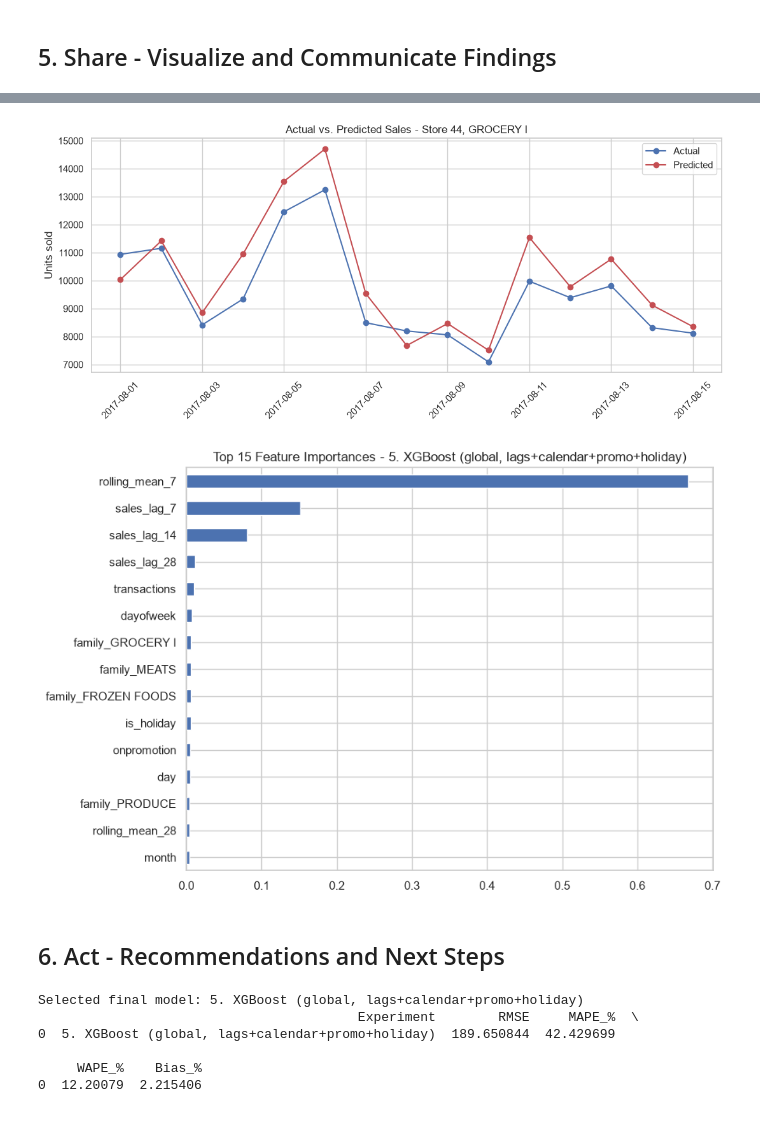
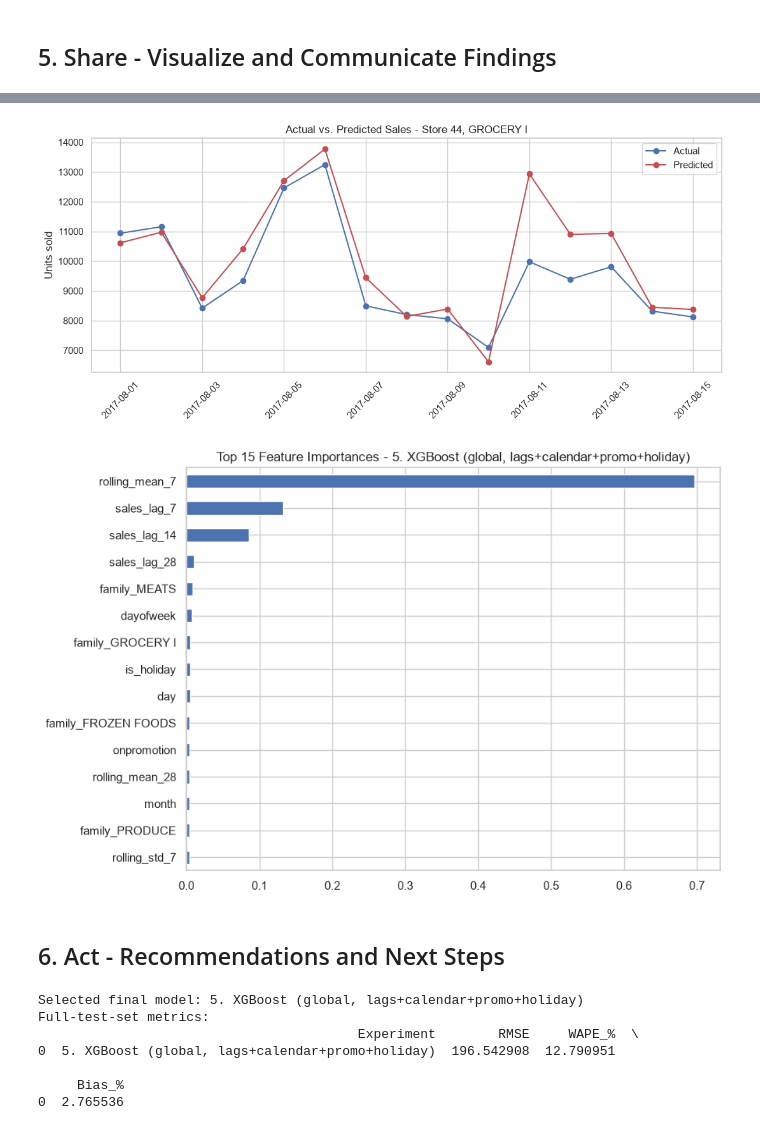
Before and after one commit to Sudharshan205-Proj/retail-demand-forecasting, a Jupyter notebook: retail-demand-forecasting.ipynb, the cells around one changed output, grey strips where cells are left out. Saved outputs shown, nothing was run; the diff lists cells and outputs as text; code cells hidden in the pictures.

```diff
--- a/retail-demand-forecasting.ipynb
+++ b/retail-demand-forecasting.ipynb
@@ -1165,15 +1191,23 @@ RMSE: 206.372  MAPE: 62.04%  WAPE: 13.76%  Bias: +4.10%
 ### Final model selection
 # %%
 final_results_df = pd.DataFrame(results).sort_values("WAPE_%").reset_index(drop=True)
+global_results_df = pd.DataFrame(global_results).sort_values("WAPE_%").reset_index(drop=True)
+
+print("Representative-series comparison (same 5 series, all experiments):")
 print(final_results_df)
+print("\nFull test set (deployable global models):")
+print(global_results_df)
 
 # Only Experiments 4, 5, 6, and 8 (Random Forest / XGBoost variants) were trained as a single
 # global model with predictions across the *entire* test set — Experiments 1a/1b (naive
 # baselines), 2 (ARIMA), 3 (Prophet), and 7 (LSTM) were only evaluated on a handful of
 # representative series (see "Picking representative series" above), so there's no full-test-set
 # model behind them to deploy or save. The final model is therefore selected as the best-by-WAPE
-# experiment *among the deployable global models*, not hardcoded to whichever one happened to get
-# tuned last.
+# experiment *among the deployable global models*, ranked on the FULL test set, not hardcoded to
+# whichever one happened to get tuned last.
+#
+# Caveat: the selection uses the same 15-day test window the result is reported on (the
+# validation window is not used for selection), so the headline figure is slightly optimistic.
 global_candidates = {
     "4. Random Forest (global, lags+calendar+promo+holiday)": (rf, rf_pred_full),
     "5. XGBoost (global, lags+calendar+promo+holiday)": (xgb_model, xgb_pred_full),
@@ -1181,12 +1215,12 @@ global_candidates = {
     "8. XGBoost (tuned, global)": (best_model, best_pred_full),
 }
 
-deployable_ranked = final_results_df[final_results_df["Experiment"].isin(global_candidates)]
+deployable_ranked = global_results_df[global_results_df["Experiment"].isin(global_candidates)]
 best_row = deployable_ranked.iloc[0]
 final_model_name = best_row["Experiment"]
 final_model, final_pred_full = global_candidates[final_model_name]
 
-print(f"\nBest by WAPE among deployable global models: {final_model_name}")
+print(f"\nBest by WAPE among deployable global models (full test set): {final_model_name}")
 
 overall_best_name = final_results_df.iloc[0]["Experiment"]
 if overall_best_name != final_model_name:
@@ -1196,22 +1230,23 @@ if overall_best_name != final_model_name:
         f"as a global model — see Limitations.)"
     )
 else:
-    print("(This also tops the full representative-series comparison above — no tradeoff needed.)")
+    print("(This also tops the representative-series comparison above — no tradeoff needed.)")
 
-# Sanity check: hyperparameter tuning did not actually improve on the untuned XGBoost here
-# (Experiment 8's WAPE is higher, i.e. worse, than Experiment 5's) — worth reporting as a
-# genuine finding rather than assuming "tuned" automatically means "best". See Limitations.
-untuned_wape = final_results_df.loc[
-    final_results_df["Experiment"] == "5. XGBoost (global, lags+calendar+promo+holiday)", "WAPE_%"
+# Compare tuned vs. untuned on the full test set — worth reporting as a genuine finding
+# rather than assuming "tuned" automatically means "best". See Limitations.
+untuned_wape = global_results_df.loc[
+    global_results_df["Experiment"] == "5. XGBoost (global, lags+calendar+promo+holiday)", "WAPE_%"
 ].iloc[0]
-tuned_wape = final_results_df.loc[
-    final_results_df["Experiment"] == "8. XGBoost (tuned, global)", "WAPE_%"
+tuned_wape = global_results_df.loc[
+    global_results_df["Experiment"] == "8. XGBoost (tuned, global)", "WAPE_%"
 ].iloc[0]
 if tuned_wape > untuned_wape:
     print(
         f"\nHyperparameter tuning underperformed the untuned model here: "
         f"tuned WAPE {tuned_wape:.2f}% vs. untuned WAPE {untuned_wape:.2f}%. "
-        f"Likely cause: RandomizedSearchCV optimized for RMSE on rolling-origin CV folds, "
-        f"which doesn't necessarily track WAPE on this specific 15-day holdout."
+        f"One possible reason: RandomizedSearchCV optimized RMSE on time-ordered CV folds, "
+        f"which need not track WAPE on this specific 15-day holdout."
     )
+else:
+    print(f"\nTuned WAPE {tuned_wape:.2f}% vs. untuned WAPE {untuned_wape:.2f}% - tuning did not hurt here.")
 # %% [output]
@@ -1237,9 +1272,12 @@ Hyperparameter tuning underperformed the untuned model here: tuned WAPE 13.76% v
 # %%
 import joblib
 
+# Save the feature list that matches the selected model (only Experiment 6 uses the oil columns).
+final_feature_cols = feature_cols_with_oil if final_model_name.startswith("6.") else feature_cols_base
+
 os.makedirs("models", exist_ok=True)
 joblib.dump(final_model, "models/final_model.joblib")
-joblib.dump(feature_cols_base, "models/feature_cols.joblib")
+joblib.dump(final_feature_cols, "models/feature_cols.joblib")
 print("Saved model artifacts to models/")
 # %% [output]
 Saved model artifacts to models/
@@ -1264,27 +1365,27 @@ plot_model_comparison(final_results_df)
 # %%
 def plot_actual_vs_predicted(store_nbr, family, test_dates, y_true, y_pred):
     plt.figure(figsize=(11, 5))
     plt.plot(test_dates, y_true, label="Actual", marker="o", color="#4C72B0")
     plt.plot(test_dates, y_pred, label="Predicted", marker="o", color="#C44E52")
     plt.title(f"Actual vs. Predicted Sales - Store {store_nbr}, {family}")
     plt.ylabel("Units sold")
     plt.legend()
     plt.xticks(rotation=45)
     plt.tight_layout()
     plt.savefig(f"{ASSETS_DIR}/17_actual_vs_predicted.png", dpi=150, bbox_inches="tight")
     plt.show()
 
 
 # Plot one representative series using the selected final model's predictions.
 example_store, example_family = representative_series[0]
 example_mask = (test_df["store_nbr"] == example_store) & (test_df.get(f"family_{example_family}", 0) == 1)
 example_dates = test_df.loc[example_mask, "date"]
 example_true = test_df.loc[example_mask, "sales"].values
-example_pred = final_model.predict(test_df.loc[example_mask, feature_cols_base])
+example_pred = final_model.predict(test_df.loc[example_mask, final_feature_cols])
 
 plot_actual_vs_predicted(example_store, example_family, example_dates, example_true, example_pred)
 # %% [output]
-[figure, old version]
+[figure, new version]
 # %%
 def plot_feature_importance(model, feature_names, top_n=15):
     if not hasattr(model, "feature_importances_"):
@@ -1302,21 +1403,23 @@ def plot_feature_importance(model, feature_names, top_n=15):
     plt.show()
 
 
-plot_feature_importance(final_model, feature_cols_base)
+plot_feature_importance(final_model, final_feature_cols)
 # %% [output]
-[figure, old version]
+[figure, new version]
 # %% [markdown]
 ## 6. Act - Recommendations and Next Steps
 # %%
 print(f"Selected final model: {final_model_name}")
-print(final_results_df[final_results_df["Experiment"] == final_model_name])
+print("Full-test-set metrics:")
+print(global_results_df[global_results_df["Experiment"] == final_model_name])
 # %% [output]
 Selected final model: 5. XGBoost (global, lags+calendar+promo+holiday)
-                                         Experiment        RMSE     MAPE_%  \
-0  5. XGBoost (global, lags+calendar+promo+holiday)  189.650844  42.429699
+Full-test-set metrics:
+                                         Experiment        RMSE     WAPE_%  \
+0  5. XGBoost (global, lags+calendar+promo+holiday)  196.542908  12.790951
 
-     WAPE_%    Bias_%
-0  12.20079  2.215406
+     Bias_%
+0  2.765536
 # %% [markdown]
 ### Recommendations
 
```
Also changed, not shown: parts of 26 cells of this notebook, 12 other files.
